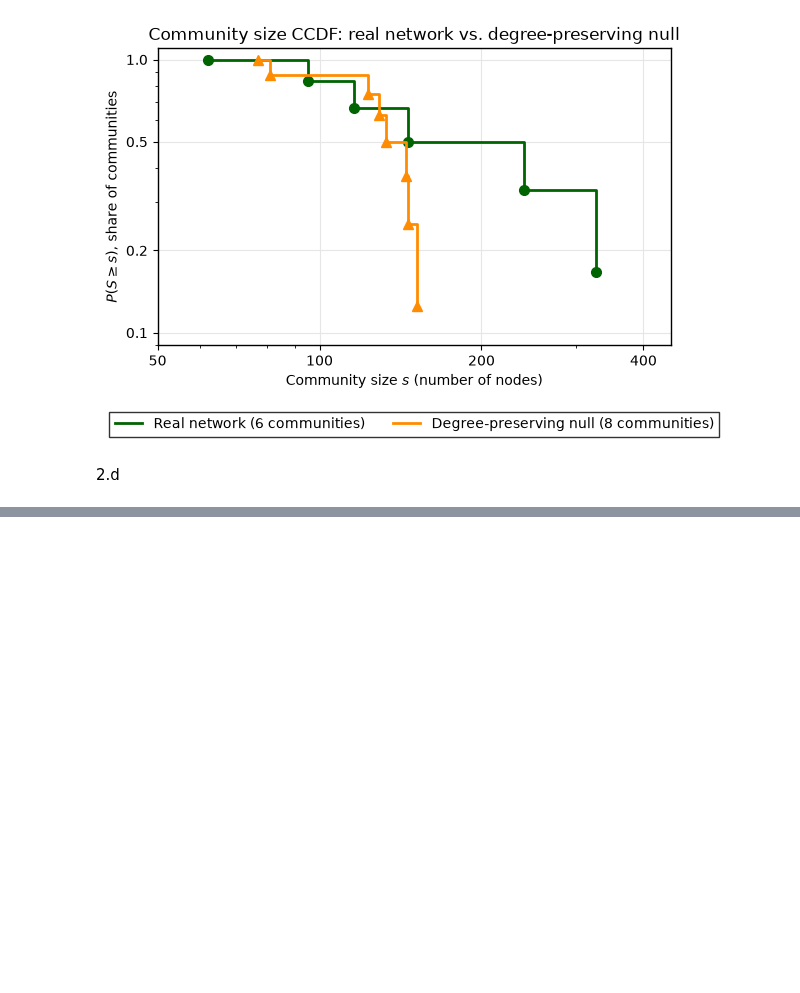
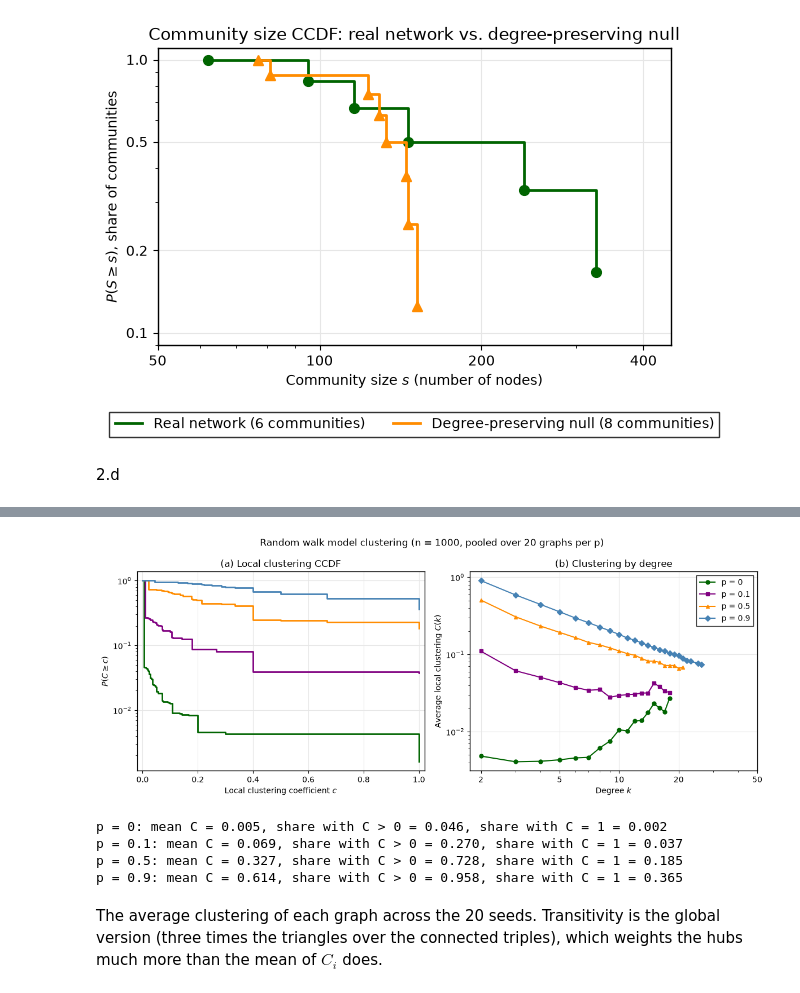
Before and after one commit to 14arjunk/CNET5051_Assignments, a Jupyter notebook: Assignment 2 Files/assignment02_kumar.ipynb, the cells around one changed output, grey strips where cells are left out. Drawn from its saved outputs; the diff is of its cells as text; code cells hidden in the pictures; blank space fills up the shorter version.

```diff
--- a/Assignment 2 Files/assignment02_kumar.ipynb
+++ b/Assignment 2 Files/assignment02_kumar.ipynb
@@ -779,0 +997,65 @@ with plt.rc_context({"axes.facecolor": "white", "axes.edgecolor": "black", "axes
+# %%
+ps = [0, 0.1, 0.5, 0.9]
+
+# 20 graphs per p, pool every node's clustering and degree (the degrees are reused in 3.v), and keep the per-graph averages for the table below
+rw_clustering = {p: [] for p in ps}
+rw_degrees = {p: [] for p in ps}
+rw_rows = []
+for i in range(n_seeds):
+    row = {}
+    for p in ps:
+        G = randomWalkGenerator(n_gen, p, seed=10 + i)
+        c = nx.clustering(G)
+        rw_clustering[p].extend(c[v] for v in G)
+        rw_degrees[p].extend(G.degree(v) for v in G)
+        row[f"mean local clustering (p={p})"] = np.mean(list(c.values()))
+        row[f"transitivity (p={p})"] = nx.transitivity(G)
+    rw_rows.append(row)
+
+colors_p = {0: "darkgreen", 0.1: "purple", 0.5: "darkorange", 0.9: "steelblue"}
+markers_p = {0: "o", 0.1: "s", 0.5: "^", 0.9: "D"}
+
+# same theme_bw-ish style as the other plots
+with plt.rc_context({"axes.facecolor": "white", "axes.edgecolor": "black", "axes.linewidth": 1,
+                     "axes.grid": True, "grid.color": "0.9", "axes.axisbelow": True,
+                     "axes.spines.top": True, "axes.spines.right": True}):
+    fig, (ax_c, ax_k) = plt.subplots(1, 2, figsize=(12, 4.8))
+    for p in ps:
+        # (a) CCDF of the local clustering, drawn as steps since C takes many distinct values
+        x, cc = value_ccdf(rw_clustering[p])
+        ax_c.step(x, cc, where="post", color=colors_p[p], linewidth=2, label=f"p = {p}")
+        # (b) average clustering by degree, only degrees held by at least 10 pooled nodes
+        ck = pd.DataFrame({"k": rw_degrees[p], "C": rw_clustering[p]}).groupby("k")["C"].agg(["mean", "size"])
+        ck = ck[(ck["size"] >= 10) & (ck["mean"] > 0)]
+        ax_k.plot(ck.index, ck["mean"], marker=markers_p[p], markersize=5, linewidth=1.5, color=colors_p[p], label=f"p = {p}")
+    ax_c.set_yscale("log")
+    ax_c.set_xlim(-0.02, 1.02)
+    ax_c.set_xlabel("Local clustering coefficient $c$")
+    ax_c.set_ylabel(r"$P(C \geq c)$")
+    ax_c.set_title("(a) Local clustering CCDF")
+    ax_k.set_xscale("log")
+    ax_k.set_yscale("log")
+    # plain numbers on the log x axis instead of powers of ten
+    ax_k.set_xticks([2, 5, 10, 20, 50])
+    ax_k.xaxis.set_major_formatter(ScalarFormatter())
+    ax_k.xaxis.set_minor_formatter(NullFormatter())
+    ax_k.set_xlabel("Degree $k$")
+    ax_k.set_ylabel("Average local clustering $C(k)$")
+    ax_k.set_title("(b) Clustering by degree")
+    ax_k.legend(frameon=True, edgecolor="black", fancybox=False)
+    fig.suptitle(f"Random walk model clustering (n = {n_gen}, pooled over {n_seeds} graphs per p)")
+    fig.tight_layout()
+    fig.savefig("random_walk_clustering.png", dpi=300)
+    plt.show()
+
+for p in ps:
+    c = np.array(rw_clustering[p])
+    print(f"p = {p}: mean C = {c.mean():.3f}, share with C > 0 = {(c > 0).mean():.3f}, share with C = 1 = {(c == 1).mean():.3f}")
+# %% [output]
+[figure, added]
+p = 0: mean C = 0.005, share with C > 0 = 0.046, share with C = 1 = 0.002
+p = 0.1: mean C = 0.069, share with C > 0 = 0.270, share with C = 1 = 0.037
+p = 0.5: mean C = 0.327, share with C > 0 = 0.728, share with C = 1 = 0.185
+p = 0.9: mean C = 0.614, share with C > 0 = 0.958, share with C = 1 = 0.365
+# %% [markdown]
+The average clustering of each graph across the 20 seeds. Transitivity is the global version (three times the triangles over the connected triples), which weights the hubs much more than the mean of $C_i$ does.
```
Also changed, not shown: parts of 26 cells of this notebook, 5 other files.
